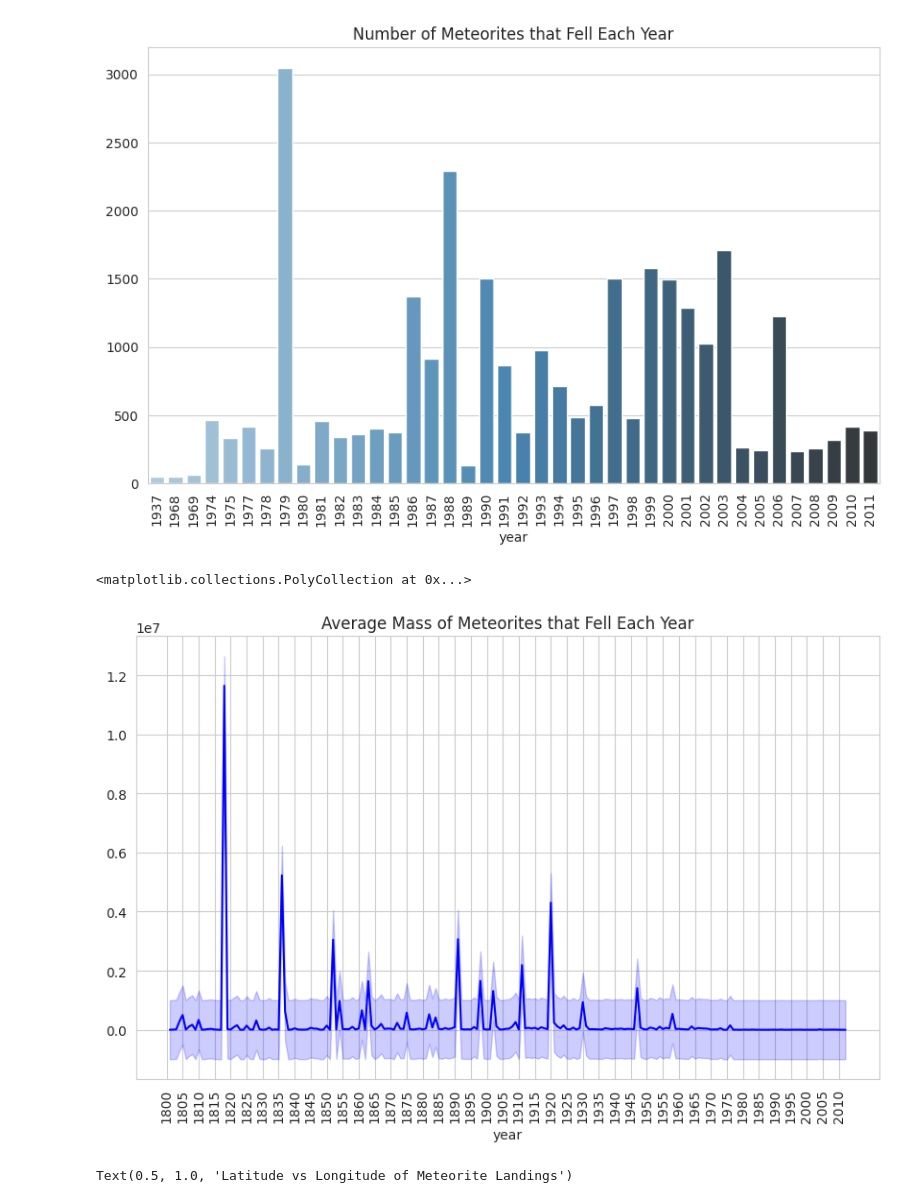
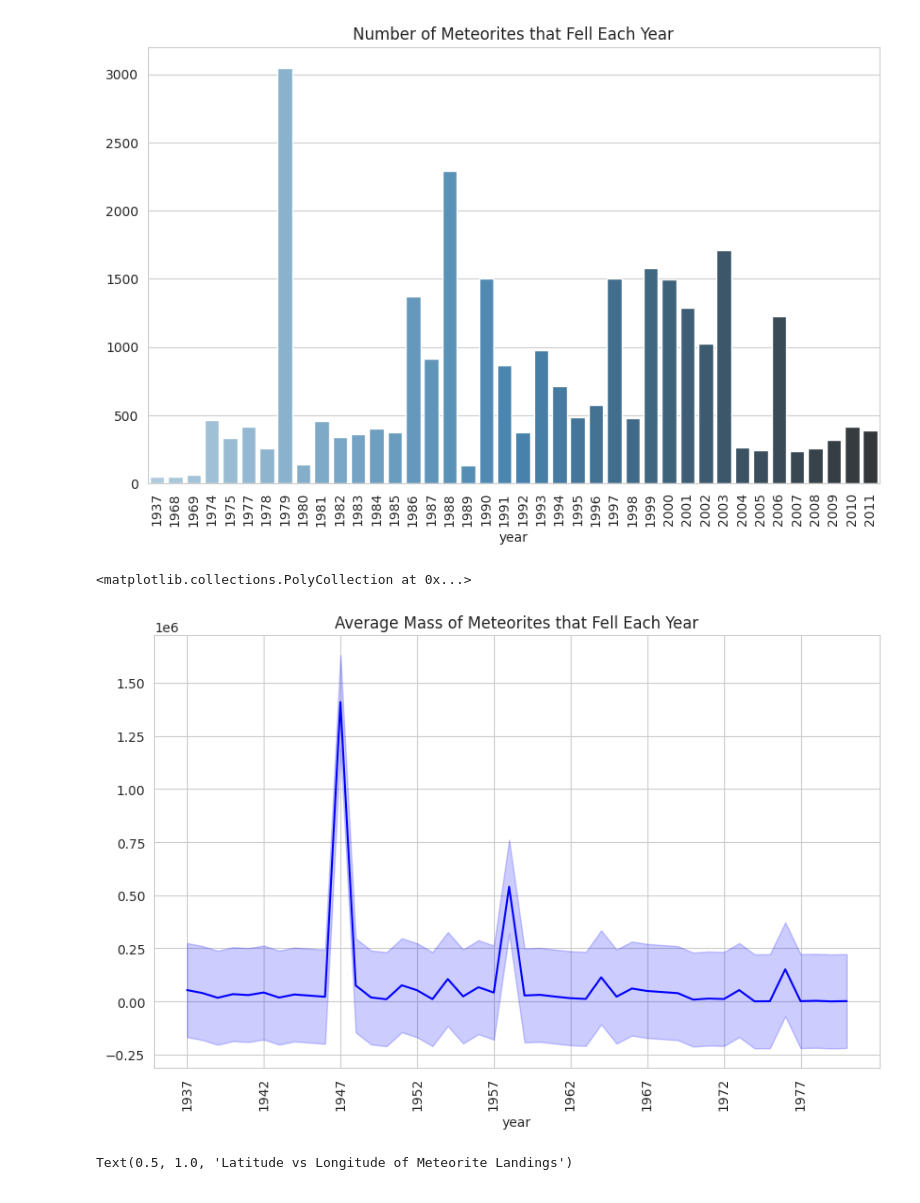
Before and after one commit to Dakobrah/Final, a Jupyter notebook: meteorites.ipynb, the cells around one changed output. Cells and saved outputs as stored; diff of their text form; code cells hidden in the pictures.

```diff
--- a/meteorites.ipynb
+++ b/meteorites.ipynb
@@ -79,24 +86,24 @@ sns.barplot(x=year_counts.index, y=year_counts.values, palette="Blues_d")
 # %%
 # Plot the average mass of the meteorites ordered by year
 # only include years between 1937 and 1980
-mass_by_year = df[(df["year"] >= 1800) & (df["year"] <= 2012)].groupby("year").mean()["mass (g)"]
+mass_by_year = df[(df["year"] >= 1937) & (df["year"] <= 1980)].groupby("year").mean()["mass (g)"]
 
 
 # Plot the mean mass of the meteorites that fell each year along with the standard deviation
 plt.figure(figsize=(10, 6))
 plt.title("Average Mass of Meteorites that Fell Each Year")
-plt.xticks(np.arange(1800, 2015, 5),rotation=90)
+plt.xticks(np.arange(1937, 1980, 5),rotation=90)
 sns.lineplot(x=mass_by_year.index, y=mass_by_year.values, color="blue")
 plt.fill_between(
     x=mass_by_year.index,
     y1=mass_by_year.values - mass_by_year.std(),
     y2=mass_by_year.values + mass_by_year.std(),
     alpha=0.2,
     color="blue",
 )
 # %% [output]
 <matplotlib.collections.PolyCollection at 0x...>
-[figure, old version]
+[figure, new version]
 # %%
 # Print a plot of reclat vs reclong
 sns.scatterplot(x=df["reclong"], y=df["reclat"], alpha=0.5)
```
Also changed, not shown: parts of 10 cells of this notebook, 1 other file.
